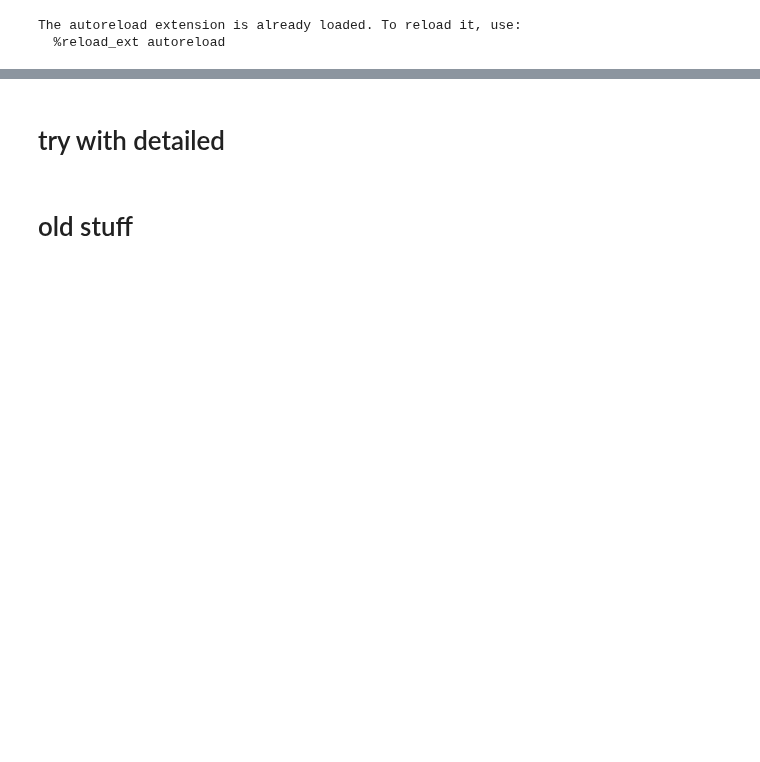
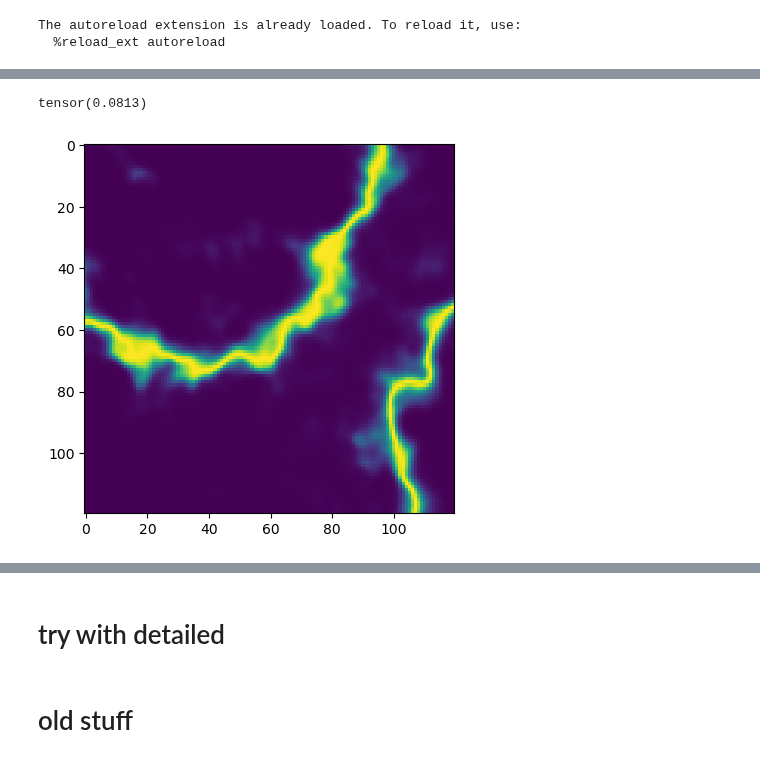
Before and after one commit to laura-rieger/segmenter, a Jupyter notebook: src/Results.ipynb, the cells around one changed output, grey strips where cells are left out. Drawn from its saved outputs; the diff is of its cells as text; code cells hidden in the pictures; blank space fills up the shorter version.

```diff
--- a/src/Results.ipynb
+++ b/src/Results.ipynb
@@ -97,3 +94,0 @@ results[['foldername',
-# %%
-net.load_state_dict(torch.load(oj(config['PATHS']['model_path'] ,results.file_name[6]+".pt")))
-net = net.to(device).eval()
@@ -99,0 +117,7 @@ net = net.to(device).eval()
+# %%
+output = F.softmax(net.forward(pool_loader.dataset[idx][0][None,:].to(device)), dim=1)[:,:, 4:-4, 4:-4]
+plt.imshow((-torch.sum(output * torch.log(output), dim=1))[0].detach().cpu())
+print((-torch.sum(output * torch.log(output), dim=1))[0].detach().cpu().mean())
+# %% [output]
+tensor(0.0813)
+[figure, added]
```
Also changed, not shown: parts of 18 cells of this notebook.
